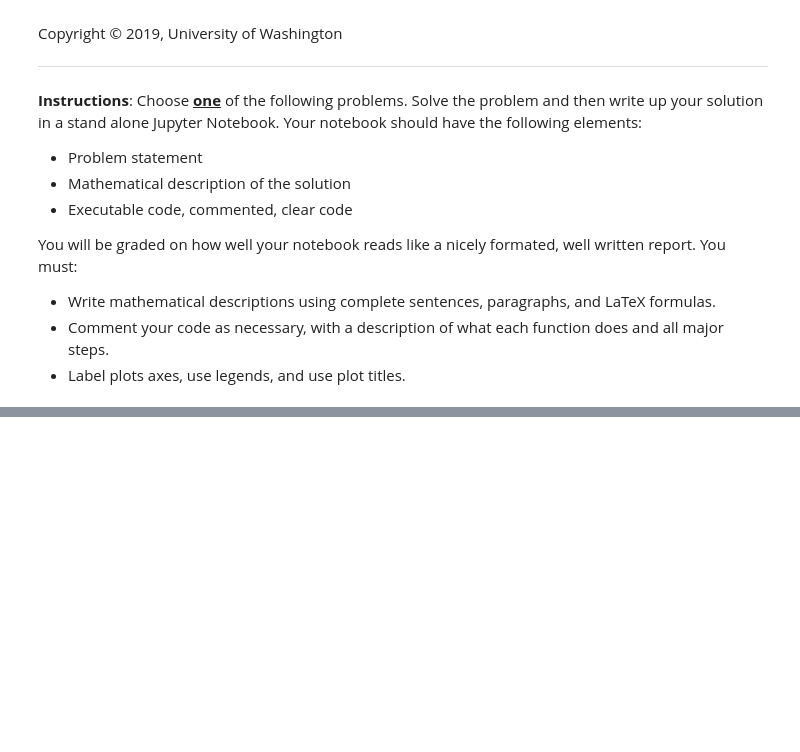
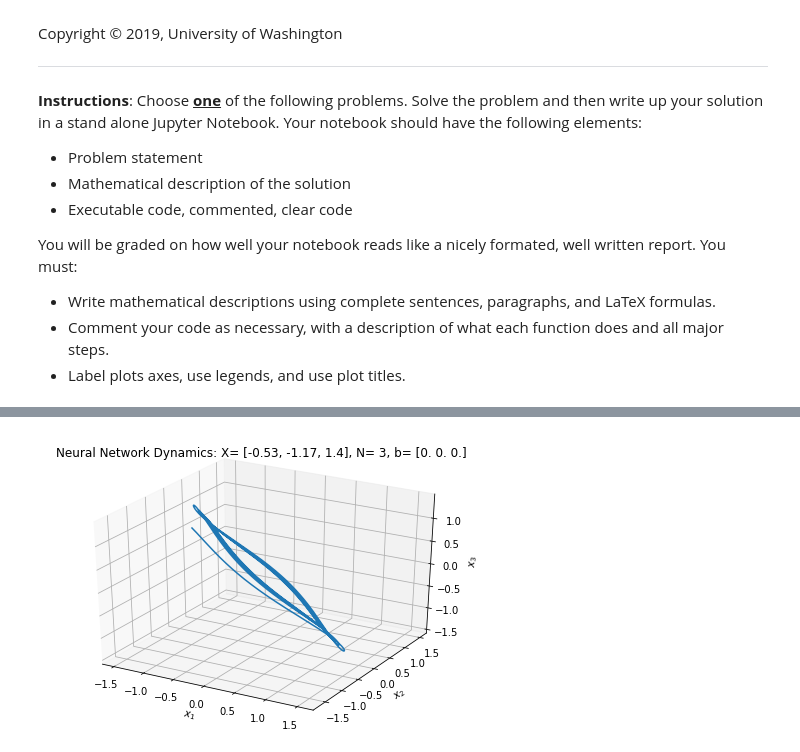
Before and after one commit to kegedy/EE502P, a Jupyter notebook: hw/kevin/HW10.ipynb, the cells around one changed output, grey strips where cells are left out. Cells and saved outputs as stored; diff of their text form; code cells hidden in the pictures; blank space fills up the shorter version.

```diff
--- a/hw/kevin/HW10.ipynb
+++ b/hw/kevin/HW10.ipynb
@@ -361,0 +212,11 @@ The iterable function was deprecated in Matplotlib 3.1 and will be removed in 3.
+# %%
+fig, ax = plt.subplots()
+ax = Axes3D(fig)
+ax.plot(trajectory0[:,0],trajectory0[:,1],trajectory0[:,2])
+ax.set_xlabel("$x_1$")
+ax.set_ylabel("$x_2$")
+ax.set_zlabel("$x_3$")
+ax.set_title(f"Neural Network Dynamics: N= {N}, b= {b}, X= {X}")
+plt.show();
+# %% [output]
+[figure, added]
```
Also changed, not shown: parts of 37 cells of this notebook.
